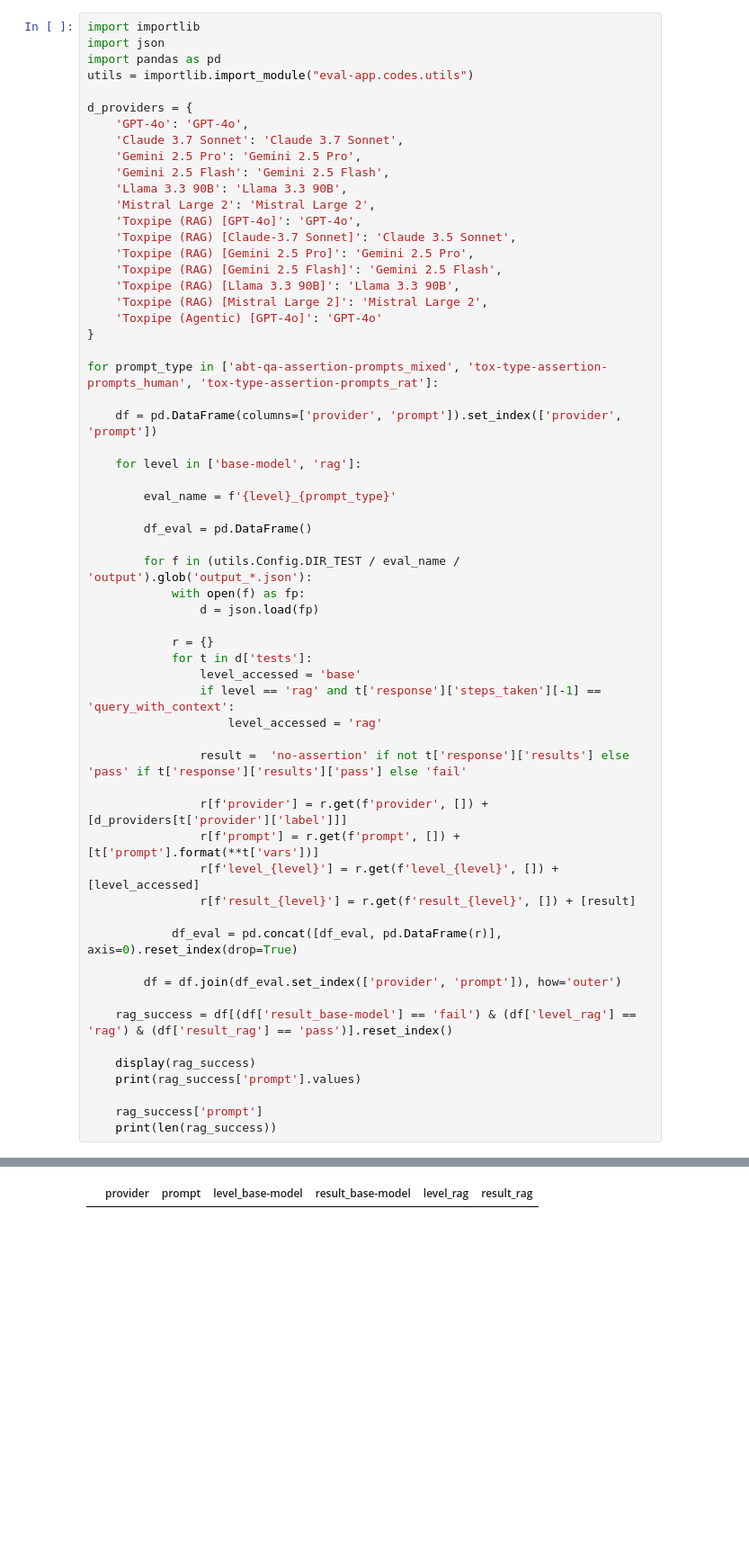
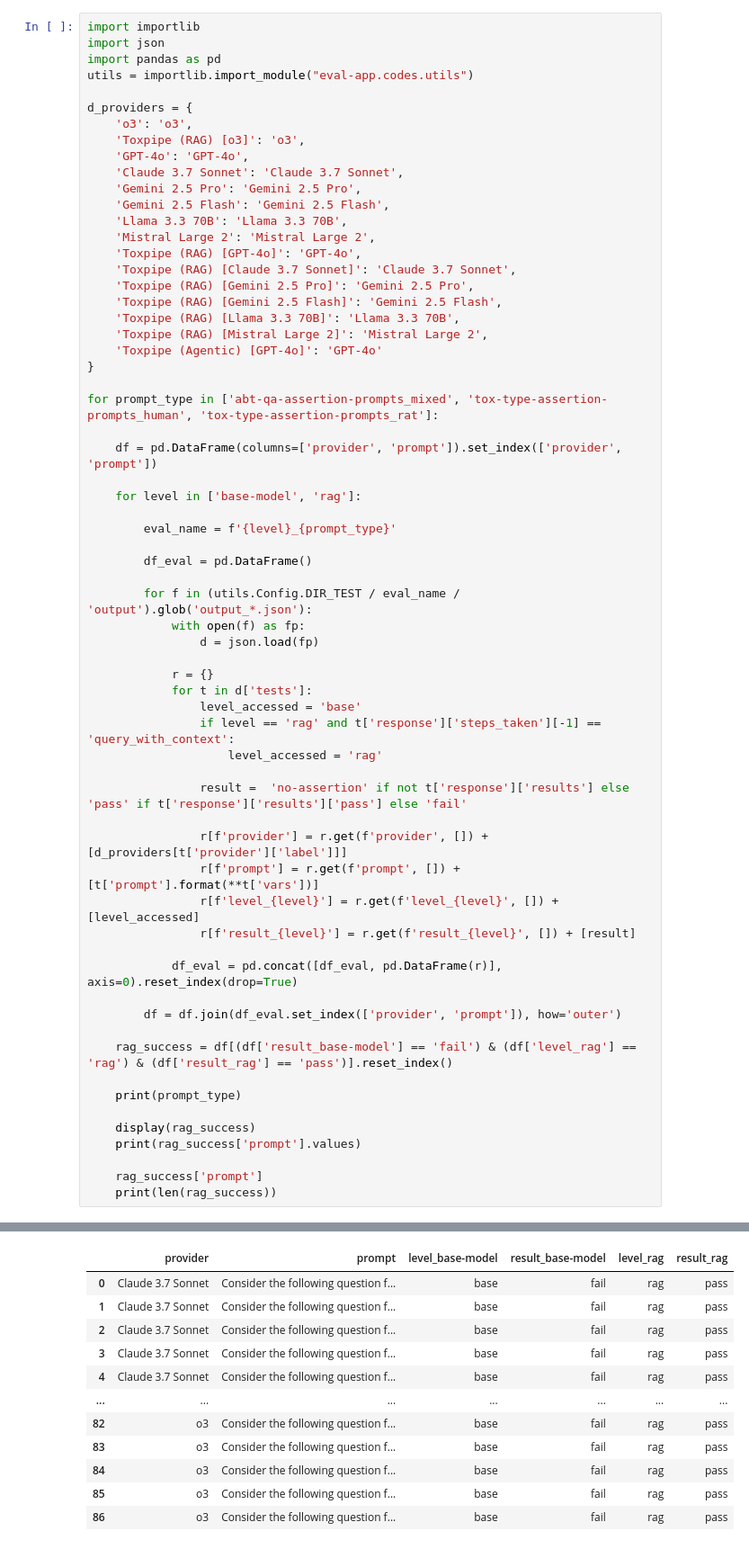
Before and after one commit to NIEHS/ToxPipe-Model-Comparison, a Jupyter notebook: eval-app/codes/test.ipynb, the cells around one changed output, grey strips where cells are left out. Shown: that part at 90% size. Saved outputs shown, nothing was run; the diff lists cells and outputs as text; blank space fills up the shorter version.

```diff
--- a/eval-app/codes/test.ipynb
+++ b/eval-app/codes/test.ipynb
@@ -5,17 +5,19 @@ import pandas as pd
 utils = importlib.import_module("eval-app.codes.utils")
 
 d_providers = {
+    'o3': 'o3',
+    'Toxpipe (RAG) [o3]': 'o3',
     'GPT-4o': 'GPT-4o',
     'Claude 3.7 Sonnet': 'Claude 3.7 Sonnet',
     'Gemini 2.5 Pro': 'Gemini 2.5 Pro',
     'Gemini 2.5 Flash': 'Gemini 2.5 Flash',
-    'Llama 3.3 90B': 'Llama 3.3 90B',
+    'Llama 3.3 70B': 'Llama 3.3 70B',
     'Mistral Large 2': 'Mistral Large 2',
     'Toxpipe (RAG) [GPT-4o]': 'GPT-4o',
-    'Toxpipe (RAG) [Claude-3.7 Sonnet]': 'Claude 3.5 Sonnet',
+    'Toxpipe (RAG) [Claude 3.7 Sonnet]': 'Claude 3.7 Sonnet',
     'Toxpipe (RAG) [Gemini 2.5 Pro]': 'Gemini 2.5 Pro',
     'Toxpipe (RAG) [Gemini 2.5 Flash]': 'Gemini 2.5 Flash',
-    'Toxpipe (RAG) [Llama 3.3 90B]': 'Llama 3.3 90B',
+    'Toxpipe (RAG) [Llama 3.3 70B]': 'Llama 3.3 70B',
     'Toxpipe (RAG) [Mistral Large 2]': 'Mistral Large 2',
     'Toxpipe (Agentic) [GPT-4o]': 'GPT-4o'
 }
@@ -53,6 +55,8 @@ for prompt_type in ['abt-qa-assertion-prompts_mixed', 'tox-type-assertion-prompt
 
     rag_success = df[(df['result_base-model'] == 'fail') & (df['level_rag'] == 'rag') & (df['result_rag'] == 'pass')].reset_index()
 
+    print(prompt_type)
+
     display(rag_success)
     print(rag_success['prompt'].values)
 
@@ -62 +67,12 @@ for prompt_type in ['abt-qa-assertion-prompts_mixed', 'tox-type-assertion-prompt
 |  | provider | prompt | level_base-model | result_base-model | level_rag | result_rag |
+| 0 | Claude 3.7 Sonnet | Consider the following question f... | base | fail | rag | pass |
+| 1 | Claude 3.7 Sonnet | Consider the following question f... | base | fail | rag | pass |
+| 2 | Claude 3.7 Sonnet | Consider the following question f... | base | fail | rag | pass |
+| 3 | Claude 3.7 Sonnet | Consider the following question f... | base | fail | rag | pass |
+| 4 | Claude 3.7 Sonnet | Consider the following question f... | base | fail | rag | pass |
+| ... | ... | ... | ... | ... | ... | ... |
+| 82 | o3 | Consider the following question f... | base | fail | rag | pass |
+| 83 | o3 | Consider the following question f... | base | fail | rag | pass |
+| 84 | o3 | Consider the following question f... | base | fail | rag | pass |
+| 85 | o3 | Consider the following question f... | base | fail | rag | pass |
+| 86 | o3 | Consider the following question f... | base | fail | rag | pass |
```
Also changed, not shown: parts of 3 cells of this notebook, 15 other files.
